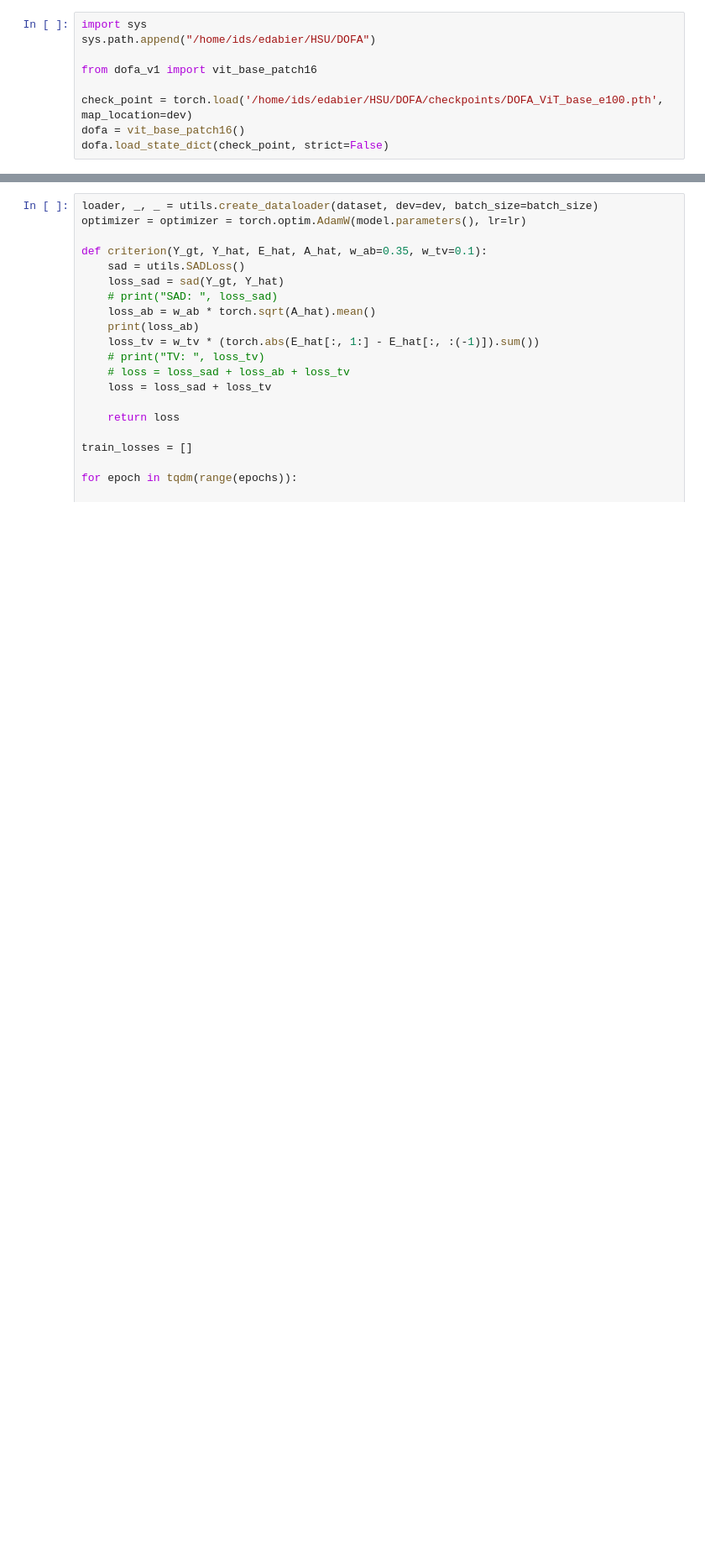
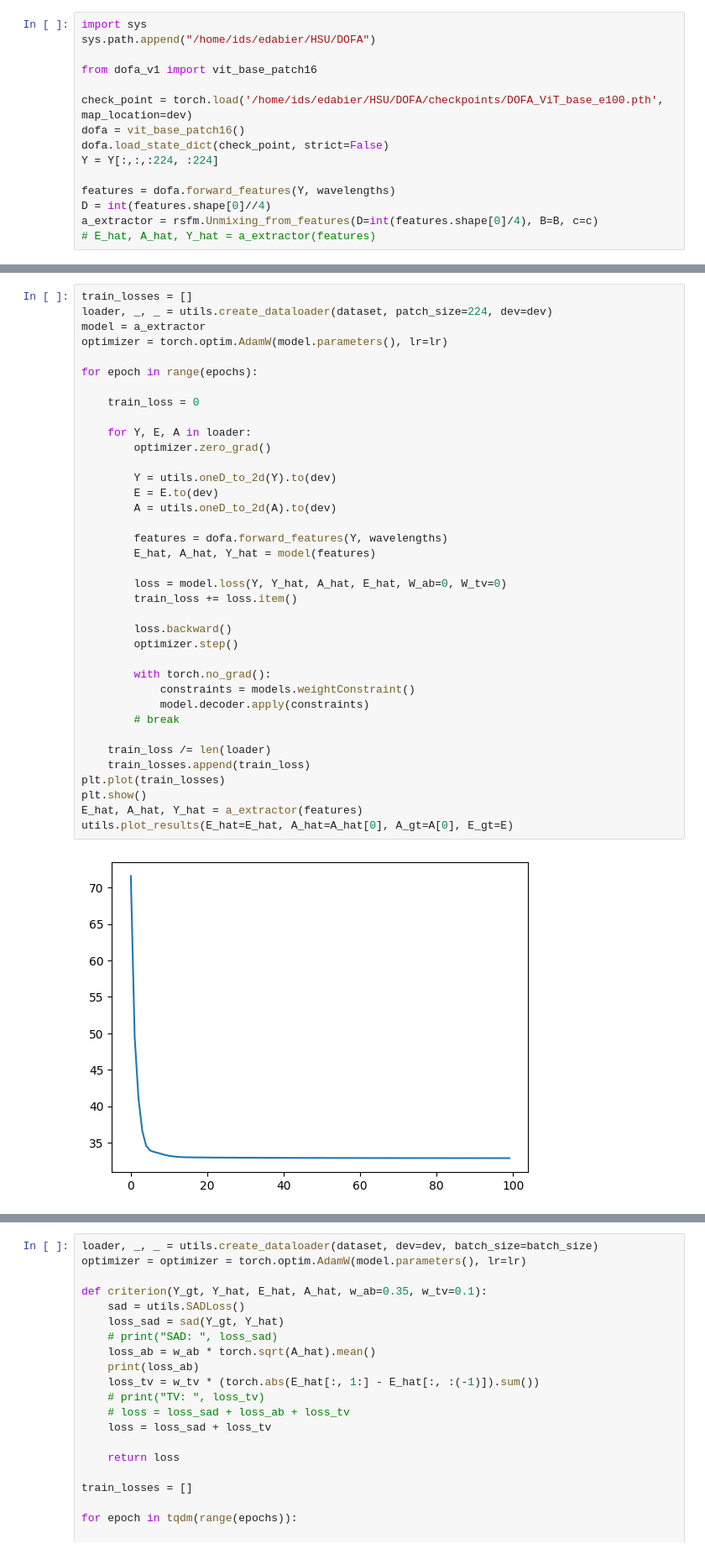
Before and after one commit to edabier/SS-HSU_benchmark, a Jupyter notebook: testing_models.ipynb, the cells around one changed output, grey strips where cells are left out. Shown at 84% size. Saved outputs shown, nothing was run; the diff lists cells and outputs as text; blank space fills up the shorter version.

Commit message:
updated reorderring and rsfms

```diff
--- a/testing_models.ipynb
+++ b/testing_models.ipynb
@@ -54,3 +54,9 @@ from dofa_v1 import vit_base_patch16
 check_point = torch.load('/home/ids/edabier/HSU/DOFA/checkpoints/DOFA_ViT_base_e100.pth', map_location=dev)
 dofa = vit_base_patch16()
 dofa.load_state_dict(check_point, strict=False)
+Y = Y[:,:,:224, :224]
+
+features = dofa.forward_features(Y, wavelengths)
+D = int(features.shape[0]//4)
+a_extractor = rsfm.Unmixing_from_features(D=int(features.shape[0]/4), B=B, c=c)
+# E_hat, A_hat, Y_hat = a_extractor(features)
@@ -58,0 +63,39 @@ _IncompatibleKeys(missing_keys=['fc_norm.weight', 'fc_norm.bias', 'head.weight',
+# %%
+train_losses = []
+loader, _, _ = utils.create_dataloader(dataset, patch_size=224, dev=dev)
+model = a_extractor
+optimizer = torch.optim.AdamW(model.parameters(), lr=lr)
+
+for epoch in range(epochs):
+
+    train_loss = 0
+
+    for Y, E, A in loader:
+        optimizer.zero_grad()
+
+        Y = utils.oneD_to_2d(Y).to(dev)
+        E = E.to(dev)
+        A = utils.oneD_to_2d(A).to(dev)
+
+        features = dofa.forward_features(Y, wavelengths)
+        E_hat, A_hat, Y_hat = model(features)
+
+        loss = model.loss(Y, Y_hat, A_hat, E_hat, W_ab=0, W_tv=0)
+        train_loss += loss.item()
+
+        loss.backward()
+        optimizer.step()
+
+        with torch.no_grad():
+            constraints = models.weightConstraint()
+            model.decoder.apply(constraints)
+        # break
+
+    train_loss /= len(loader)
+    train_losses.append(train_loss)
+plt.plot(train_losses)
+plt.show()
+E_hat, A_hat, Y_hat = a_extractor(features)
+utils.plot_results(E_hat=E_hat, A_hat=A_hat[0], A_gt=A[0], E_gt=E)
+# %% [output]
+[figure, added]
```
Also changed, not shown: parts of 6 cells of this notebook, 8 other files.
